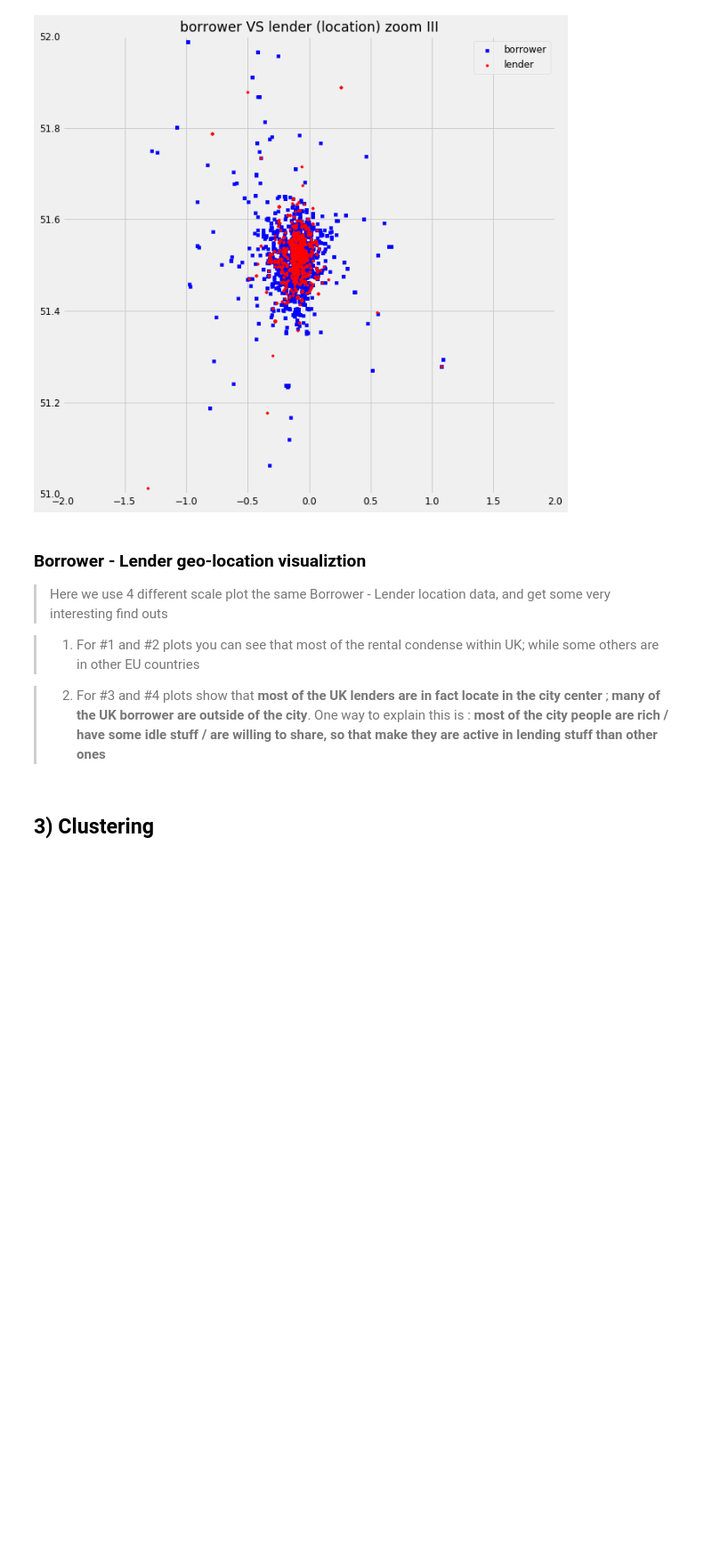
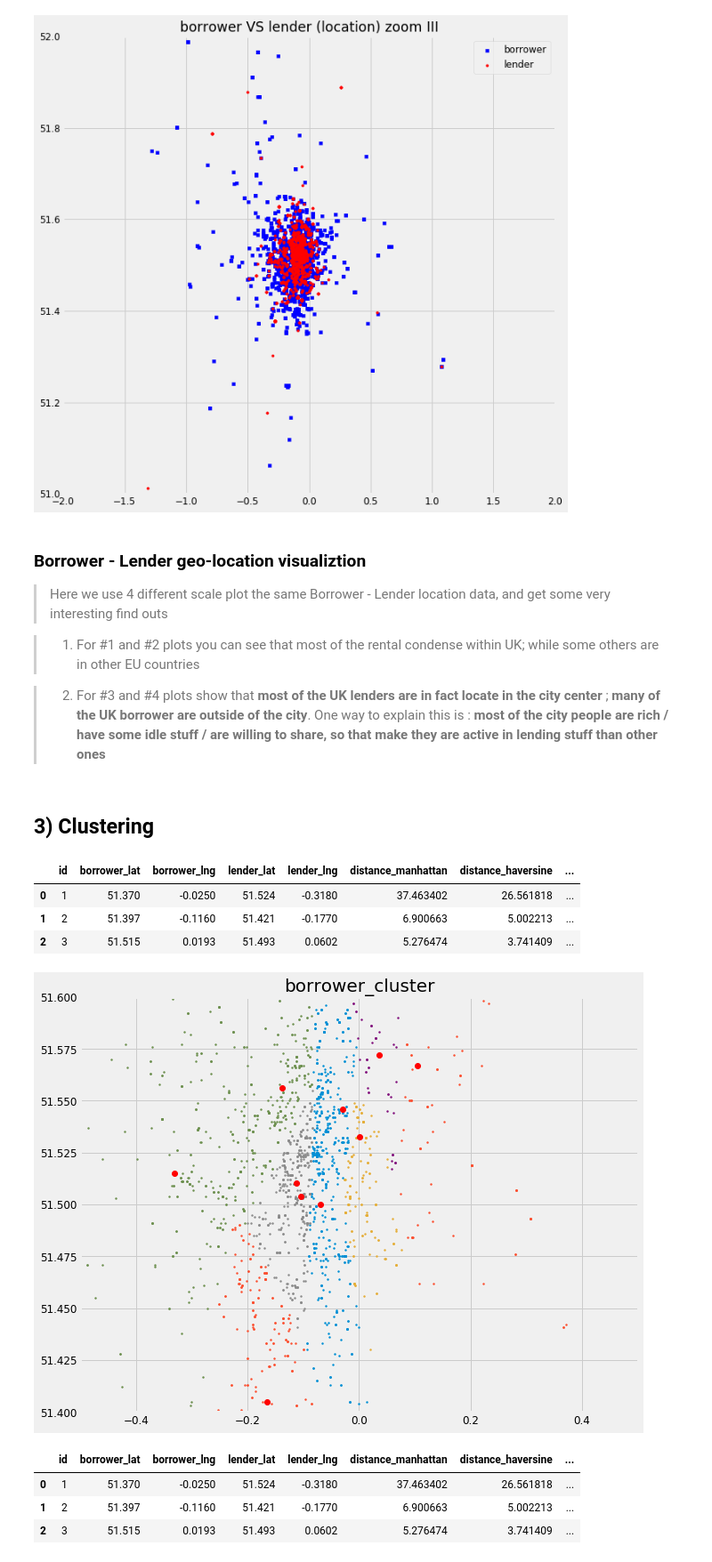
Before and after one commit to yennanliu/web_scraping, a Jupyter notebook: carandclassic/analysis/Rental_Location_EDA.ipynb, the cells around one changed output. Shown at 89% size. Saved outputs shown, nothing was run; the diff lists cells and outputs as text; code cells hidden in the pictures; blank space fills up the shorter version.

Commit message:
add cluster plot

```diff
--- a/carandclassic/analysis/Rental_Location_EDA.ipynb
+++ b/carandclassic/analysis/Rental_Location_EDA.ipynb
@@ -296,3 +296,44 @@ make they are active in lending stuff than other ones**
 #plot_heatmap_lon_lat(df,'lender_lat','lender_lng',[51.524,-0.3180])
 # %% [markdown]
 ## 3) Clustering
+# %%
+df.head(3)
+# %% [output]
+|  | id | borrower_lat | borrower_lng | lender_lat | lender_lng | distance_manhattan | distance_haversine | ... |
+| 0 | 1 | 51.370 | -0.0250 | 51.524 | -0.3180 | 37.463402 | 26.561818 | ... |
+| 1 | 2 | 51.397 | -0.1160 | 51.421 | -0.1770 | 6.900663 | 5.002213 | ... |
+| 2 | 3 | 51.515 | 0.0193 | 51.493 | 0.0602 | 5.276474 | 3.741409 | ... |
+# %%
+from sklearn.cluster import MiniBatchKMeans
+# get lon & lat clustering for following avg location speed calculation
+def get_clustering(df):
+    coords = np.vstack((df[['borrower_lat', 'borrower_lng']].values,
+                    df[['lender_lat', 'lender_lng']].values))
+    df_ = df.copy()
+    kmeans = MiniBatchKMeans(n_clusters=15).fit(coords)
+    df_.loc[:, 'borrower_cluster'] = kmeans.predict(df_[['borrower_lat', 'borrower_lng']])
+    df_.loc[:, 'lender_cluster'] = kmeans.predict(df_[['lender_lat', 'lender_lng']])
+    # a little bit modify clustering function here
+    return df_,kmeans
+# %%
+df_,kmeans = get_clustering(df)
+# %%
+fig,ax = plt.subplots(figsize = (10,8))
+for label in df_.borrower_cluster.unique():
+    ax.plot(df_.borrower_lng[df_.borrower_cluster == label],df_.borrower_lat[df_.borrower_cluster == label],'.', alpha = 0.9, markersize = 3)
+    ax.plot(kmeans.cluster_centers_[label,1],kmeans.cluster_centers_[label,0],'o', color = 'r')
+    #ax.annotate(label, (kmeans.cluster_centers_[label,1],kmeans.cluster_centers_[label,0]), color = 'black', fontsize = 10)
+
+plt.title('borrower_cluster',fontsize=20)
+plt.xlim(-.5,.5)
+plt.ylim(51.4,51.6)
+plt.show()
+# %% [output]
+[figure, added]
+# %%
+df_.head(3)
+# %% [output]
+|  | id | borrower_lat | borrower_lng | lender_lat | lender_lng | distance_manhattan | distance_haversine | ... |
+| 0 | 1 | 51.370 | -0.0250 | 51.524 | -0.3180 | 37.463402 | 26.561818 | ... |
+| 1 | 2 | 51.397 | -0.1160 | 51.421 | -0.1770 | 6.900663 | 5.002213 | ... |
+| 2 | 3 | 51.515 | 0.0193 | 51.493 | 0.0602 | 5.276474 | 3.741409 | ... |
```
Also changed, not shown: parts of 1 cell of this notebook.
